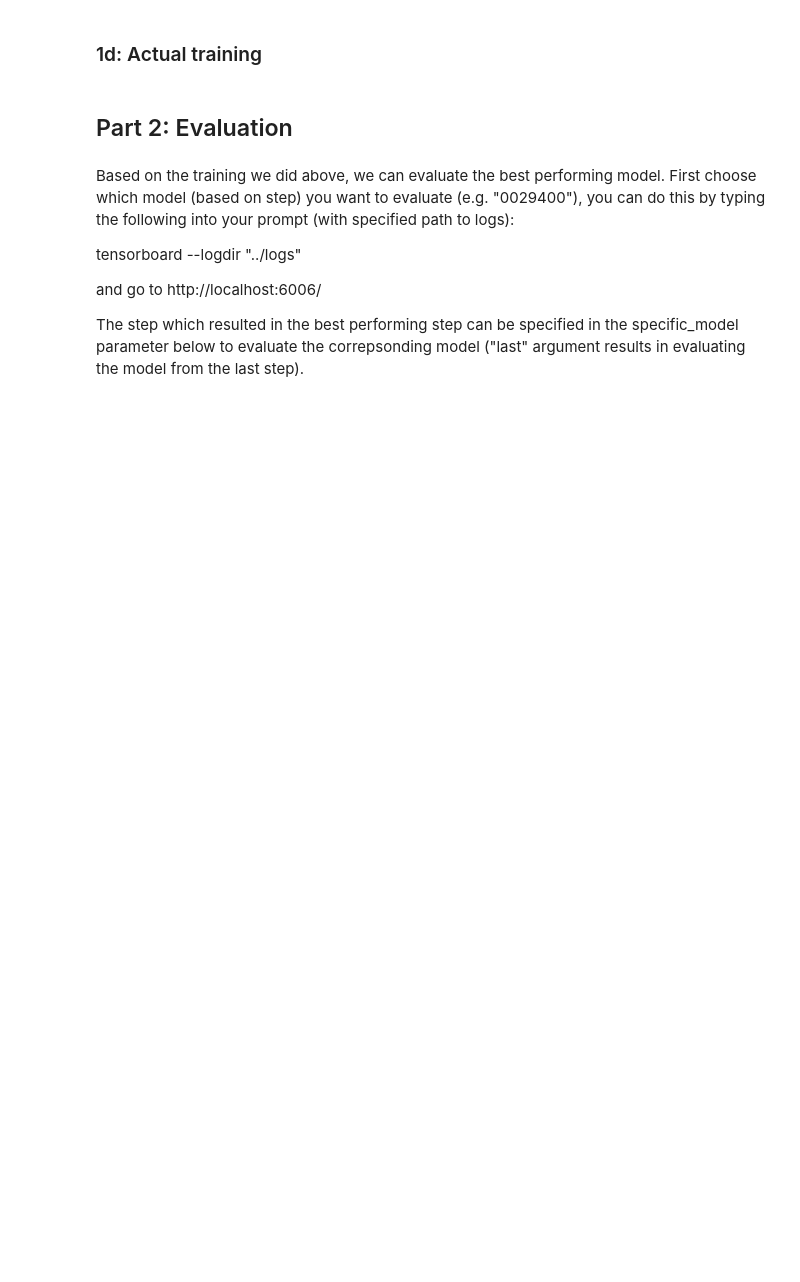
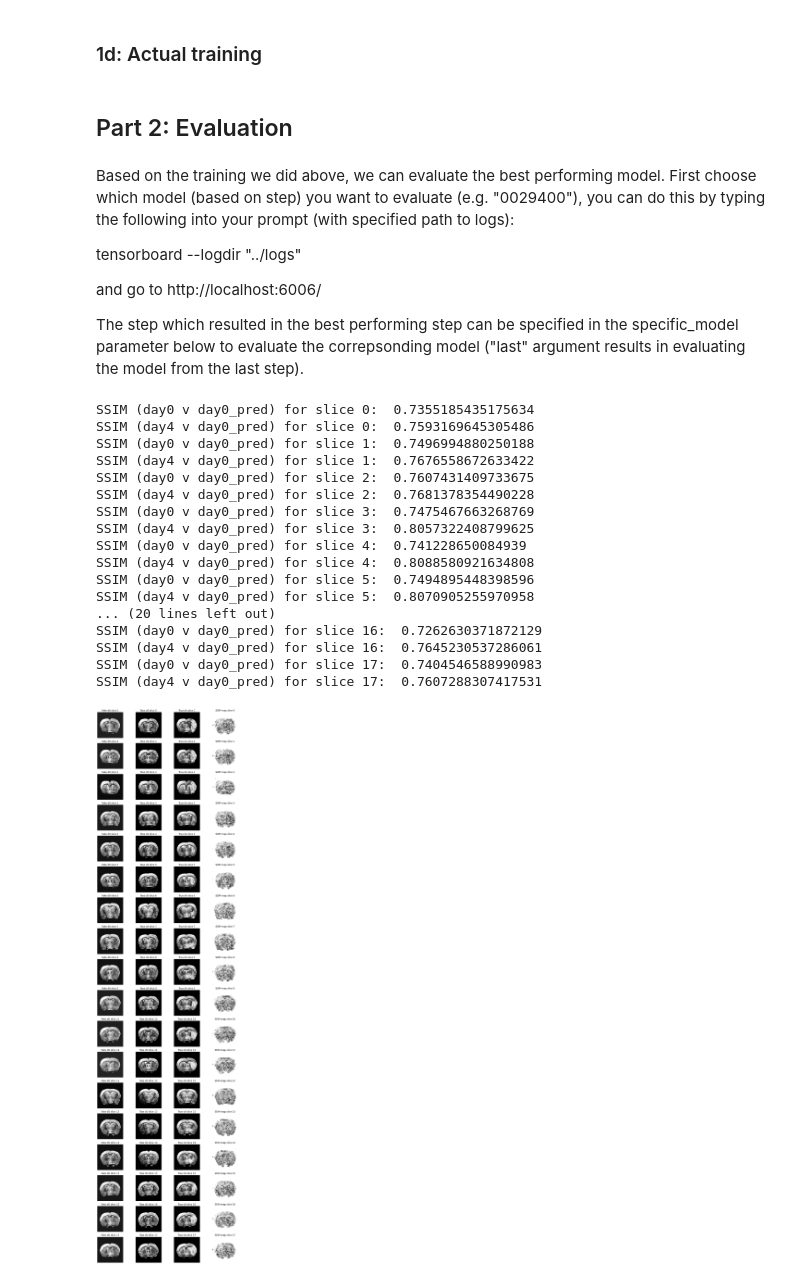
Before and after one commit to lfpjacobs/TeamChallenge_team6, a Jupyter notebook: notebook/Workflow_cGAN.ipynb, the cells around one changed output. Cells and saved outputs as stored; diff of their text form; code cells hidden in the pictures; blank space fills up the shorter version.

Commit message:
Worked on evaluation process - Did some testing - Fixed figure - Added some verbose options

```diff
--- a/notebook/Workflow_cGAN.ipynb
+++ b/notebook/Workflow_cGAN.ipynb
@@ -141,0 +137,22 @@ resp_vec_cor = resp_vec_correlation("data", test_subjects, eval_SSIMs)
+# %%
+# Calculate SSIM for our cGAN method
+eval_SSIMs = evaluate(d_model, g_model, gan_model, dataset_test, time=run_name, specific_model="last")
+# %% [output]
+SSIM (day0 v day0_pred) for slice 0:  0.7355185435175634
+SSIM (day4 v day0_pred) for slice 0:  0.7593169645305486
+SSIM (day0 v day0_pred) for slice 1:  0.7496994880250188
+SSIM (day4 v day0_pred) for slice 1:  0.7676558672633422
+SSIM (day0 v day0_pred) for slice 2:  0.7607431409733675
+SSIM (day4 v day0_pred) for slice 2:  0.7681378354490228
+SSIM (day0 v day0_pred) for slice 3:  0.7475467663268769
+SSIM (day4 v day0_pred) for slice 3:  0.8057322408799625
+SSIM (day0 v day0_pred) for slice 4:  0.741228650084939
+SSIM (day4 v day0_pred) for slice 4:  0.8088580921634808
+SSIM (day0 v day0_pred) for slice 5:  0.7494895448398596
+SSIM (day4 v day0_pred) for slice 5:  0.8070905255970958
+... (20 lines left out)
+SSIM (day0 v day0_pred) for slice 16:  0.7262630371872129
+SSIM (day4 v day0_pred) for slice 16:  0.7645230537286061
+SSIM (day0 v day0_pred) for slice 17:  0.7404546588990983
+SSIM (day4 v day0_pred) for slice 17:  0.7607288307417531
+[figure, added]
```
Also changed, not shown: parts of 9 cells of this notebook, 1 other file.
